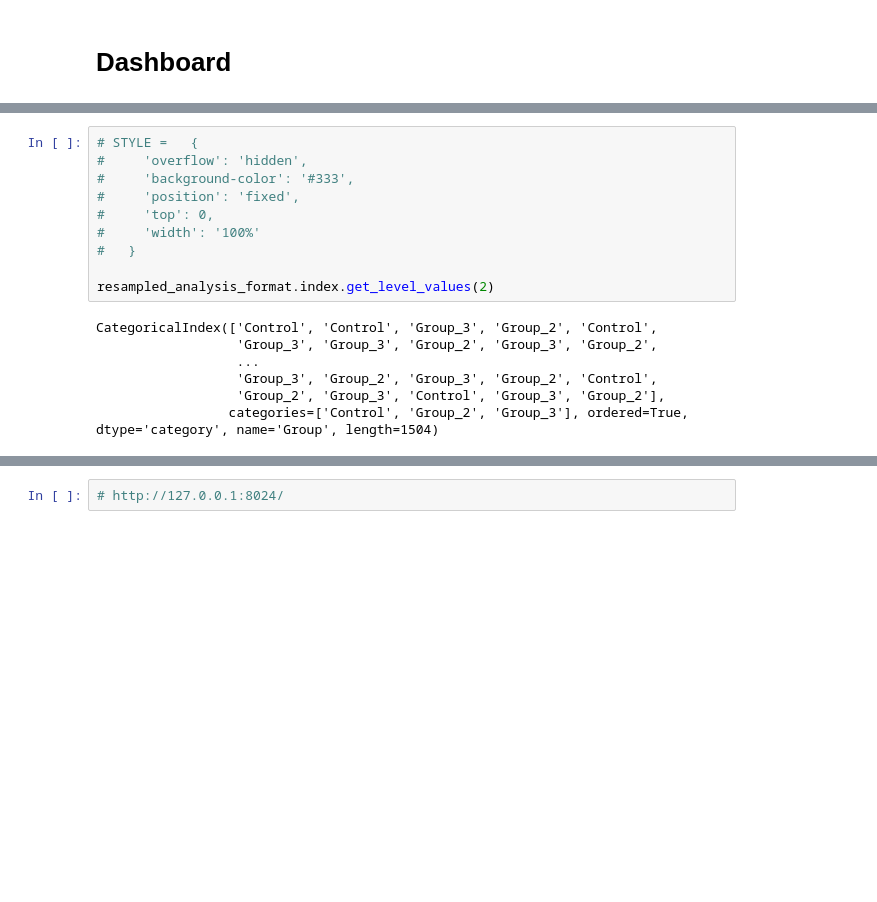
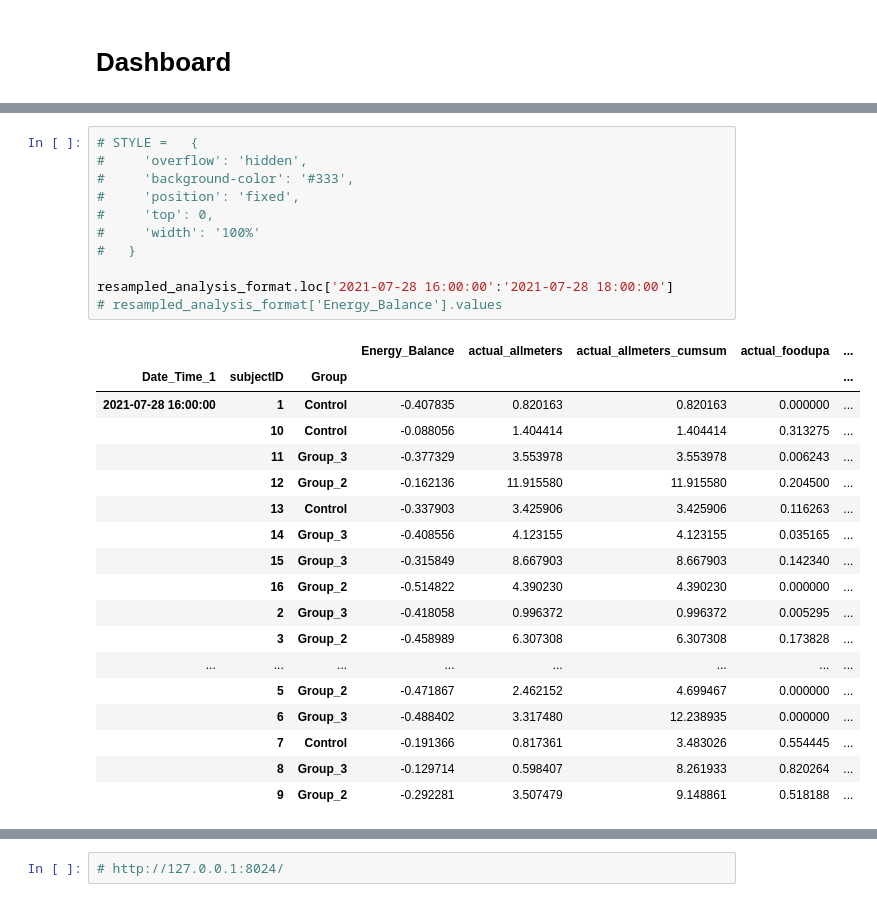
Before and after one commit to barel-mishal/InCal, a Jupyter notebook: in_cal.ipynb, the cells around one changed output, grey strips where cells are left out. Saved outputs shown, nothing was run; the diff lists cells and outputs as text; blank space fills up the shorter version.

```diff
--- a/in_cal.ipynb
+++ b/in_cal.ipynb
@@ -763,17 +754,30 @@ def graphs_maker(clean_df, df_grouped, group_or_individual_df_averages, averages
 # %%
 # STYLE =   {
 #     'overflow': 'hidden',
 #     'background-color': '#333',
 #     'position': 'fixed',
 #     'top': 0,
 #     'width': '100%'
 #   }
 
-resampled_analysis_format.index.get_level_values(2)
+resampled_analysis_format.loc['2021-07-28 16:00:00':'2021-07-28 18:00:00']
+# resampled_analysis_format['Energy_Balance'].values
 # %% [output]
-CategoricalIndex(['Control', 'Control', 'Group_3', 'Group_2', 'Control',
-                  'Group_3', 'Group_3', 'Group_2', 'Group_3', 'Group_2',
-                  ...
-                  'Group_3', 'Group_2', 'Group_3', 'Group_2', 'Control',
-                  'Group_2', 'Group_3', 'Control', 'Group_3', 'Group_2'],
-                 categories=['Control', 'Group_2', 'Group_3'], ordered=True, dtype='category', name='Group', length=1504)
+|  |  |  | Energy_Balance | actual_allmeters | actual_allmeters_cumsum | actual_foodupa | ... |
+| Date_Time_1 | subjectID | Group |  |  |  |  | ... |
+| 2021-07-28 16:00:00 | 1 | Control | -0.407835 | 0.820163 | 0.820163 | 0.000000 | ... |
+|  | 10 | Control | -0.088056 | 1.404414 | 1.404414 | 0.313275 | ... |
+|  | 11 | Group_3 | -0.377329 | 3.553978 | 3.553978 | 0.006243 | ... |
+|  | 12 | Group_2 | -0.162136 | 11.915580 | 11.915580 | 0.204500 | ... |
+|  | 13 | Control | -0.337903 | 3.425906 | 3.425906 | 0.116263 | ... |
+|  | 14 | Group_3 | -0.408556 | 4.123155 | 4.123155 | 0.035165 | ... |
+|  | 15 | Group_3 | -0.315849 | 8.667903 | 8.667903 | 0.142340 | ... |
+|  | 16 | Group_2 | -0.514822 | 4.390230 | 4.390230 | 0.000000 | ... |
+|  | 2 | Group_3 | -0.418058 | 0.996372 | 0.996372 | 0.005295 | ... |
+|  | 3 | Group_2 | -0.458989 | 6.307308 | 6.307308 | 0.173828 | ... |
+| ... | ... | ... | ... | ... | ... | ... | ... |
+|  | 5 | Group_2 | -0.471867 | 2.462152 | 4.699467 | 0.000000 | ... |
+|  | 6 | Group_3 | -0.488402 | 3.317480 | 12.238935 | 0.000000 | ... |
+|  | 7 | Control | -0.191366 | 0.817361 | 3.483026 | 0.554445 | ... |
+|  | 8 | Group_3 | -0.129714 | 0.598407 | 8.261933 | 0.820264 | ... |
+|  | 9 | Group_2 | -0.292281 | 3.507479 | 9.148861 | 0.518188 | ... |
```
Also changed, not shown: parts of 8 cells of this notebook.
